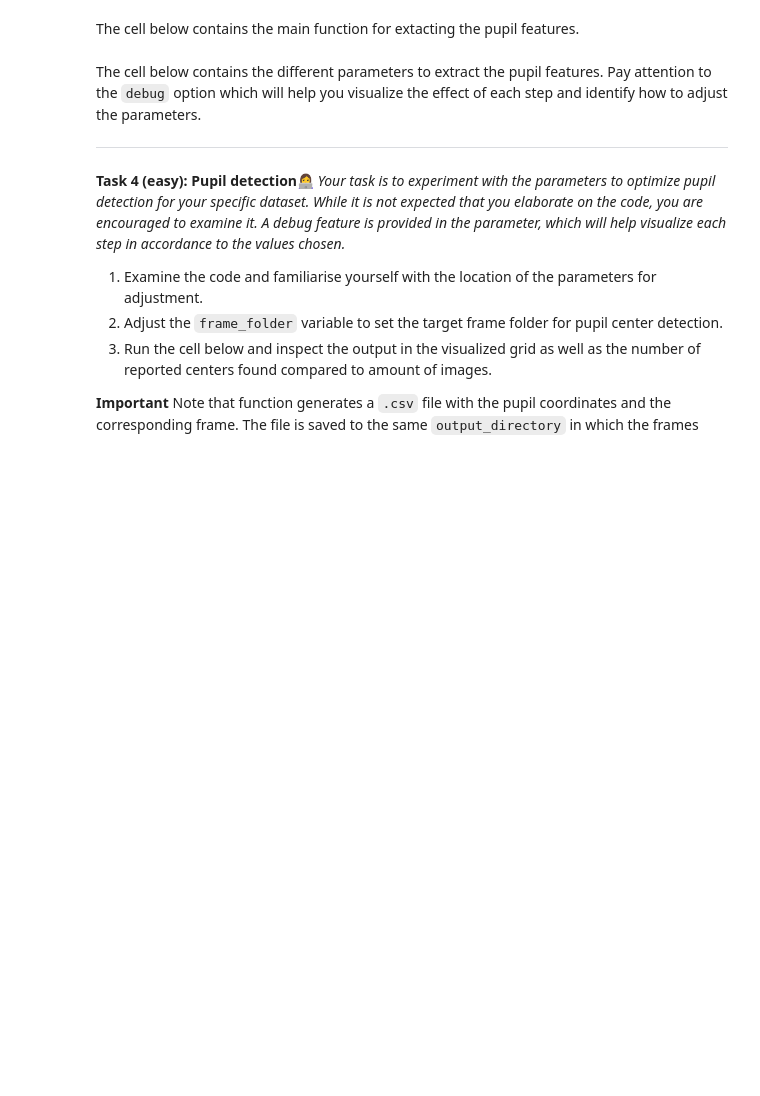
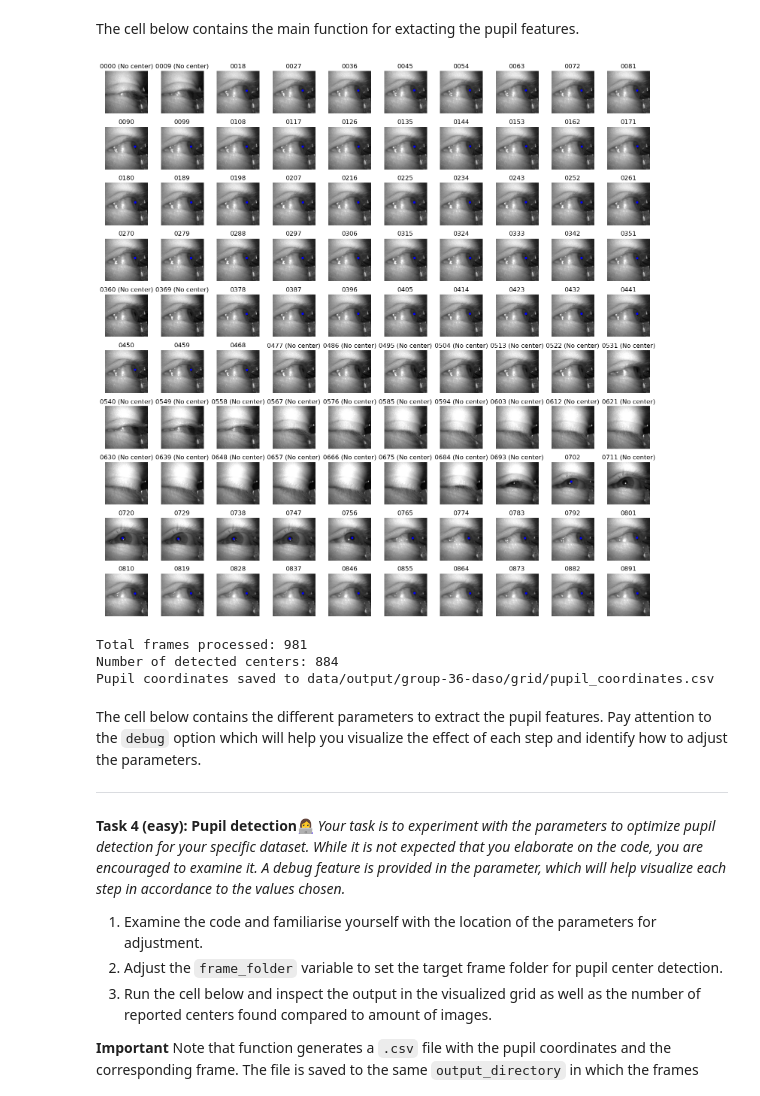
Before and after one commit to SirSorensen/IML-Group36, a Jupyter notebook: W06/01-data-preprocessing.ipynb, the cells around one changed output. Saved outputs shown, nothing was run; the diff lists cells and outputs as text; code cells hidden in the pictures; blank space fills up the shorter version.

Commit message:
W06 : Done with exercises and grid

```diff
--- a/W06/01-data-preprocessing.ipynb
+++ b/W06/01-data-preprocessing.ipynb
@@ -328,34 +332,43 @@ def process_video(output_directory, threshold_value,
             valid_centers.append(center)  # Store corresponding centers
             data.append({"image": image_file, "px": center[0], "py": center[1]})
         else:
             centers.append(None)  # Ensure centers list is the same length as images
             invalid_images.append((image_file, img))  # Store invalid images
 
     # Create a pandas DataFrame
     df = iml_util.pd.DataFrame(data)
     df.to_csv(iml_util.os.path.join(output_directory, "pupil_coordinates.csv"), index=False)
 
     # Generate a 10x10 grid of images with pupil centers drawn
     iml_util.create_image_grid(eye_images, centers, output_directory, side, grid_name='pupil_centers_grid')
 
     if debug:
         # DEBUG: Generate the grid of images where centers were not found, limited to 10x10
         iml_util.create_image_grid(invalid_images, [None]*len(invalid_images), output_directory, side, grid_name='invalid_pupil_centers_grid', max_images=100)
 
     # Print results
     print(f"Total frames processed: {len(eye_images)}")
     print(f"Number of detected centers: {len([c for c in centers if c is not None])}")
     print(f"Pupil coordinates saved to {iml_util.os.path.join(output_directory, 'pupil_coordinates.csv')}")
 
 # Experiment with parameter values
+folder_name = 'group-36-daso'
+#folder_name = 'test_subject_1'
+#folder_name = 'test_subject_3'
+output_folder = folder_name
 output_directory = output_directory = f"data/output/{output_folder}/{video_name}"
-threshold_value = 50
+threshold_value = 36
 x_margin = 40
 y_margin = 20
 side = 'left'  # Change to 'left' or 'right' to show the respective side of the images
 debug = False  # Set to True to see the debugging steps
 
 process_video(output_directory, threshold_value, side, debug, x_margin, y_margin)
+# %% [output]
+[figure, added]
+Total frames processed: 981
+Number of detected centers: 884
+Pupil coordinates saved to data/output/group-36-daso/grid/pupil_coordinates.csv
 # %% [markdown]
 The cell below contains the different parameters to extract the pupil features. Pay attention to the `debug`
  option which will help you visualize the effect of each step and identify how to adjust the parameters.
```
Also changed, not shown: parts of 6 cells of this notebook, 1 other file.
